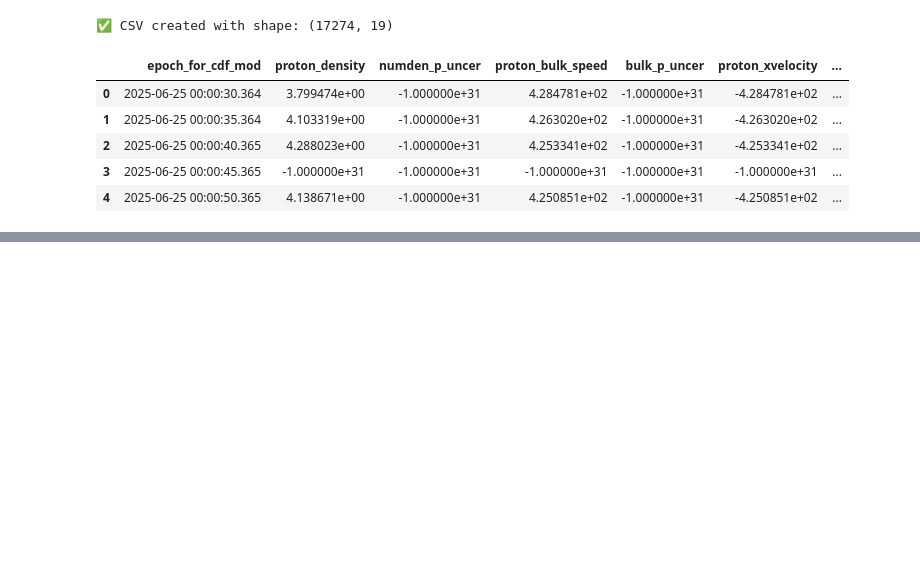
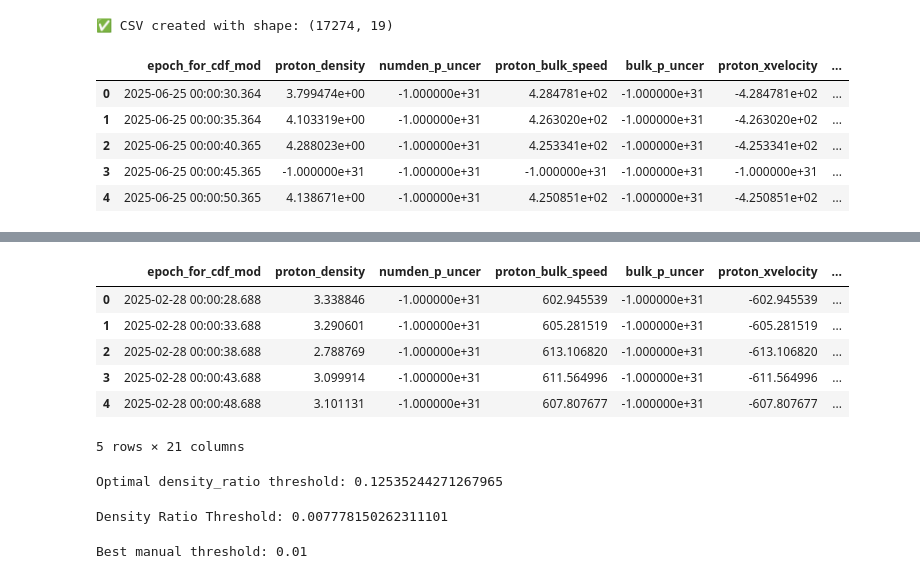
Before and after one commit to prajakta2005/CME_Prediction, a Jupyter notebook: data.ipynb, the cells around one changed output, grey strips where cells are left out. Saved outputs shown, nothing was run; the diff lists cells and outputs as text; code cells hidden in the pictures; blank space fills up the shorter version.

```diff
--- a/data.ipynb
+++ b/data.ipynb
@@ -334,0 +466,73 @@ df1.head()
+# %%
+# Avoid division by zero or invalid entries
+import numpy as np
+
+# Replace -1e+31 with NaN (common fill value in your data)
+df['proton_density'] = df['proton_density'].replace(-1e+31, np.nan)
+df['alpha_density'] = df['alpha_density'].replace(-1e+31, np.nan)
+
+# Calculate density ratio
+df['density_ratio'] = df['alpha_density'] / df['proton_density']
+df.head()
+# %% [output]
+|  | epoch_for_cdf_mod | proton_density | numden_p_uncer | proton_bulk_speed | bulk_p_uncer | proton_xvelocity | ... |
+| 0 | 2025-02-28 00:00:28.688 | 3.338846 | -1.000000e+31 | 602.945539 | -1.000000e+31 | -602.945539 | ... |
+| 1 | 2025-02-28 00:00:33.688 | 3.290601 | -1.000000e+31 | 605.281519 | -1.000000e+31 | -605.281519 | ... |
+| 2 | 2025-02-28 00:00:38.688 | 2.788769 | -1.000000e+31 | 613.106820 | -1.000000e+31 | -613.106820 | ... |
+| 3 | 2025-02-28 00:00:43.688 | 3.099914 | -1.000000e+31 | 611.564996 | -1.000000e+31 | -611.564996 | ... |
+| 4 | 2025-02-28 00:00:48.688 | 3.101131 | -1.000000e+31 | 607.807677 | -1.000000e+31 | -607.807677 | ... |
+5 rows × 21 columns
+# %%
+from sklearn.linear_model import LogisticRegression
+from sklearn.metrics import roc_curve
+import numpy as np
+
+# Drop rows with NaN in density_ratio or cme_label
+df_clean = df.dropna(subset=['density_ratio', 'cme_label'])
+
+# Training Data
+X = df_clean[['density_ratio']].values
+y = df_clean['cme_label'].values
+
+# Train logistic regression model
+model = LogisticRegression()
+model.fit(X, y)
+
+# Predict probabilities
+probs = model.predict_proba(X)[:, 1]
+
+# Get threshold from ROC curve (Youden’s J statistic)
+fpr, tpr, thresholds = roc_curve(y, probs)
+optimal_idx = np.argmax(tpr - fpr)
+optimal_threshold = thresholds[optimal_idx]
+
+print("Optimal density_ratio threshold:", optimal_threshold)
+# %% [output]
+Optimal density_ratio threshold: 0.12535244271267965
+# %%
+from sklearn.tree import DecisionTreeClassifier
+
+tree = DecisionTreeClassifier(max_depth=1)  # Depth=1 to force one threshold
+tree.fit(X, y)
+
+threshold = tree.tree_.threshold[0]
+print("Density Ratio Threshold:", threshold)
+# %% [output]
+Density Ratio Threshold: 0.007778150262311101
+# %%
+import numpy as np
+from sklearn.metrics import f1_score
+
+best_thresh = 0
+best_f1 = 0
+
+for t in np.linspace(0.01, 0.1, 100):
+    preds = (X >= t).astype(int)
+    score = f1_score(y, preds)
+    if score > best_f1:
+        best_f1 = score
+        best_thresh = t
+
+print("Best manual threshold:", best_thresh)
+# %% [output]
+Best manual threshold: 0.01
```
Also changed, not shown: parts of 6 cells of this notebook.
